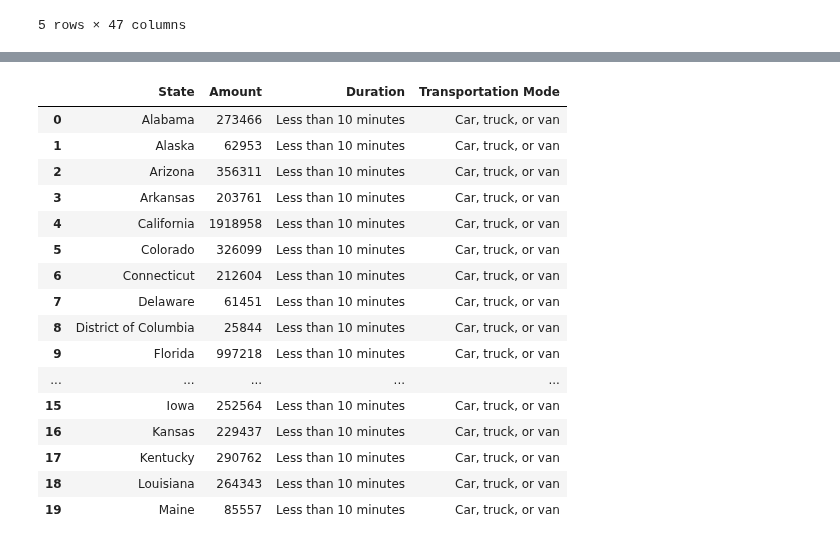
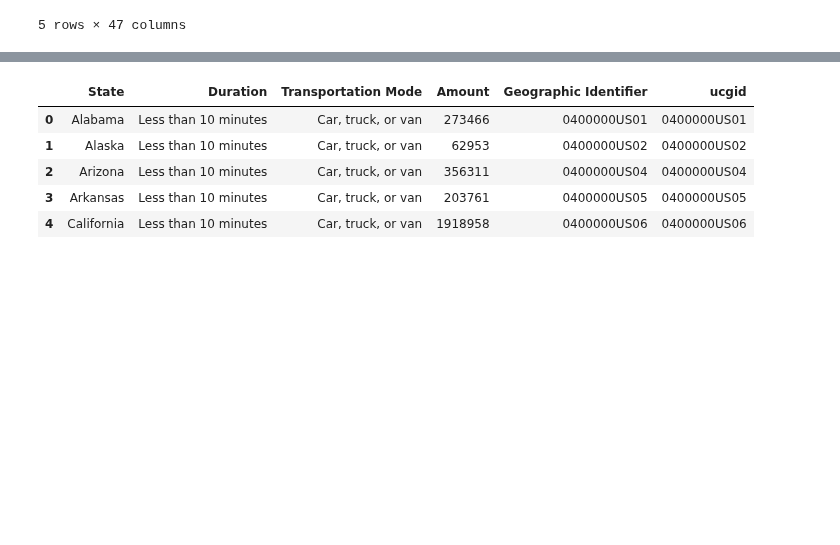
Before and after one commit to angelikabrown/CensusDataEDA, a Jupyter notebook: census_data_cleaning.ipynb, the cells around one changed output, grey strips where cells are left out. Saved outputs shown, nothing was run; the diff lists cells and outputs as text; code cells hidden in the pictures; blank space fills up the shorter version.

```diff
--- a/census_data_cleaning.ipynb
+++ b/census_data_cleaning.ipynb
@@ -1628,23 +1628,14 @@ df_industry_pivot.head()
 df_industry_pivot[['Duration','Transportation Mode']] = df_industry_pivot['Means of Transportation'].str.split(': ', expand=True)
 #drop the original 'Means of Transportation' column
 df_industry_pivot.drop(columns=['Means of Transportation'], inplace=True)
-# %%
-df_industry_pivot.head(20)
-# %% [output]
-|  | State | Amount | Duration | Transportation Mode |
-| 0 | Alabama | 273466 | Less than 10 minutes | Car, truck, or van |
-| 1 | Alaska | 62953 | Less than 10 minutes | Car, truck, or van |
-| 2 | Arizona | 356311 | Less than 10 minutes | Car, truck, or van |
-| 3 | Arkansas | 203761 | Less than 10 minutes | Car, truck, or van |
-| 4 | California | 1918958 | Less than 10 minutes | Car, truck, or van |
-| 5 | Colorado | 326099 | Less than 10 minutes | Car, truck, or van |
-| 6 | Connecticut | 212604 | Less than 10 minutes | Car, truck, or van |
-| 7 | Delaware | 61451 | Less than 10 minutes | Car, truck, or van |
-| 8 | District of Columbia | 25844 | Less than 10 minutes | Car, truck, or van |
-| 9 | Florida | 997218 | Less than 10 minutes | Car, truck, or van |
-| ... | ... | ... | ... | ... |
-| 15 | Iowa | 252564 | Less than 10 minutes | Car, truck, or van |
-| 16 | Kansas | 229437 | Less than 10 minutes | Car, truck, or van |
-| 17 | Kentucky | 290762 | Less than 10 minutes | Car, truck, or van |
-| 18 | Louisiana | 264343 | Less than 10 minutes | Car, truck, or van |
-| 19 | Maine | 85557 | Less than 10 minutes | Car, truck, or van |
+# %%
+#reorder columns for better readability
+df_industry_pivot = df_industry_pivot[['State', 'Duration', 'Transportation Mode',  'Amount', 'Geographic Identifier', 'ucgid']]
+df_industry_pivot.head()
+# %% [output]
+|  | State | Duration | Transportation Mode | Amount | Geographic Identifier | ucgid |
+| 0 | Alabama | Less than 10 minutes | Car, truck, or van | 273466 | 0400000US01 | 0400000US01 |
+| 1 | Alaska | Less than 10 minutes | Car, truck, or van | 62953 | 0400000US02 | 0400000US02 |
+| 2 | Arizona | Less than 10 minutes | Car, truck, or van | 356311 | 0400000US04 | 0400000US04 |
+| 3 | Arkansas | Less than 10 minutes | Car, truck, or van | 203761 | 0400000US05 | 0400000US05 |
+| 4 | California | Less than 10 minutes | Car, truck, or van | 1918958 | 0400000US06 | 0400000US06 |
```
Also changed, not shown: parts of 3 cells of this notebook.
